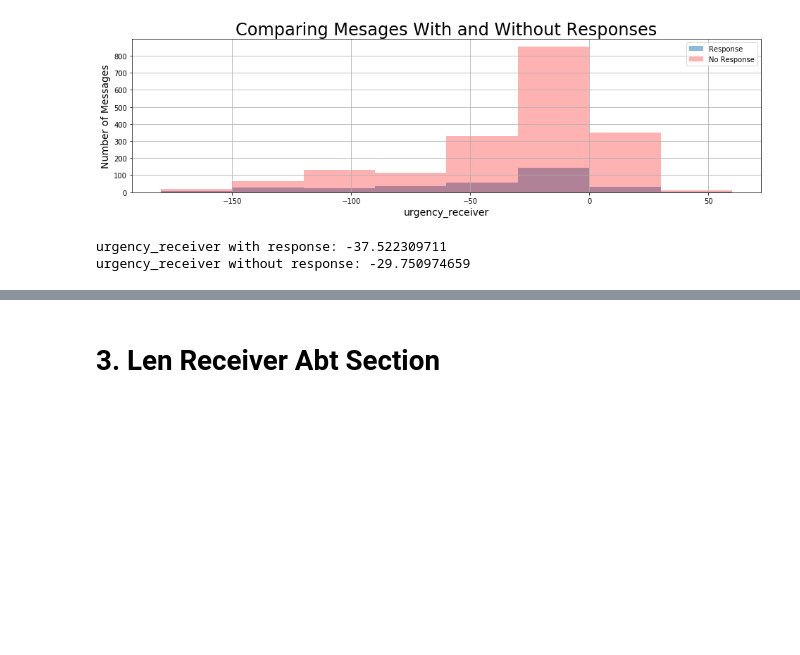
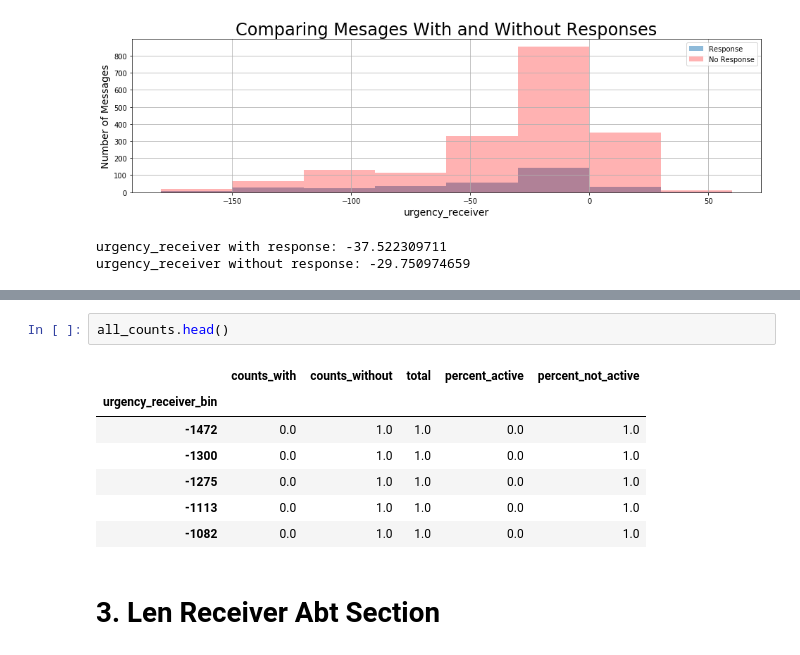
Before and after one commit to rczyrnik/Find-A-Flatmate, a Jupyter notebook: 0_eda_messages.ipynb, the cells around one changed output, grey strips where cells are left out. Drawn from its saved outputs; the diff is of its cells as text; blank space fills up the shorter version.

```diff
--- a/0_eda_messages.ipynb
+++ b/0_eda_messages.ipynb
@@ -69,3 +156,13 @@ urgency_receiver without response: -29.750974659
+# %%
+all_counts.head()
+# %% [output]
+|  | counts_with | counts_without | total | percent_active | percent_not_active |
+| urgency_receiver_bin |  |  |  |  |  |
+| -1472 | 0.0 | 1.0 | 1.0 | 0.0 | 1.0 |
+| -1300 | 0.0 | 1.0 | 1.0 | 0.0 | 1.0 |
+| -1275 | 0.0 | 1.0 | 1.0 | 0.0 | 1.0 |
+| -1113 | 0.0 | 1.0 | 1.0 | 0.0 | 1.0 |
+| -1082 | 0.0 | 1.0 | 1.0 | 0.0 | 1.0 |
 # %% [markdown]
 # 3. Len Receiver Abt Section
 # %%
```
Also changed, not shown: parts of 6 cells of this notebook, 5 other files.
